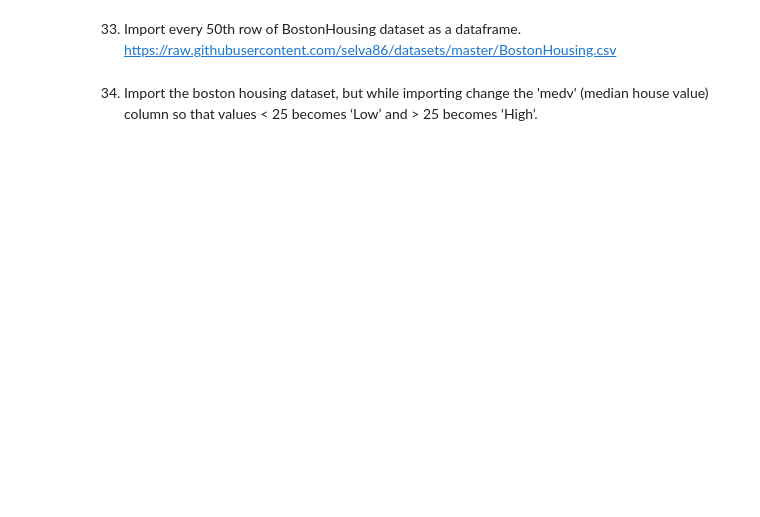
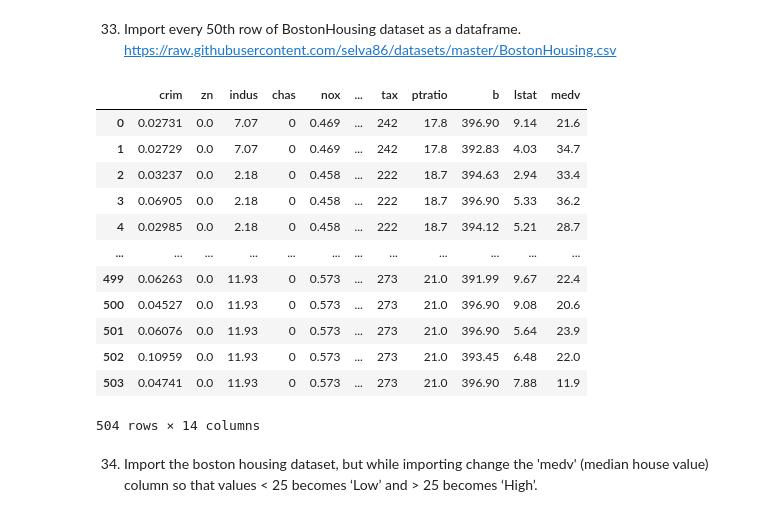
Before and after one commit to gitjish/pandas_projects, a Jupyter notebook: 74 or so Exercises-checkpoint.ipynb, the cells around one changed output. Saved outputs shown, nothing was run; the diff lists cells and outputs as text; code cells hidden in the pictures; blank space fills up the shorter version.

```diff
--- a/74 or so Exercises-checkpoint.ipynb
+++ b/74 or so Exercises-checkpoint.ipynb
@@ -433,5 +590,23 @@ ser = pd.Series(np.arange(20) + np.random.normal(1, 10, 20))
 # %% [markdown]
 33) Import every 50th row of BostonHousing dataset as a dataframe.
     https://raw.githubusercontent.com/selva86/datasets/master/BostonHousing.csv
+# %%
+df = pd.read_csv('https://raw.githubusercontent.com/selva86/datasets/master/BostonHousing.csv',skiprows=[1,49])
+df
+pd.map(lamda X: )
+# %% [output]
+|  | crim | zn | indus | chas | nox | ... | tax | ptratio | b | lstat | medv |
+| 0 | 0.02731 | 0.0 | 7.07 | 0 | 0.469 | ... | 242 | 17.8 | 396.90 | 9.14 | 21.6 |
+| 1 | 0.02729 | 0.0 | 7.07 | 0 | 0.469 | ... | 242 | 17.8 | 392.83 | 4.03 | 34.7 |
+| 2 | 0.03237 | 0.0 | 2.18 | 0 | 0.458 | ... | 222 | 18.7 | 394.63 | 2.94 | 33.4 |
+| 3 | 0.06905 | 0.0 | 2.18 | 0 | 0.458 | ... | 222 | 18.7 | 396.90 | 5.33 | 36.2 |
+| 4 | 0.02985 | 0.0 | 2.18 | 0 | 0.458 | ... | 222 | 18.7 | 394.12 | 5.21 | 28.7 |
+| ... | ... | ... | ... | ... | ... | ... | ... | ... | ... | ... | ... |
+| 499 | 0.06263 | 0.0 | 11.93 | 0 | 0.573 | ... | 273 | 21.0 | 391.99 | 9.67 | 22.4 |
+| 500 | 0.04527 | 0.0 | 11.93 | 0 | 0.573 | ... | 273 | 21.0 | 396.90 | 9.08 | 20.6 |
+| 501 | 0.06076 | 0.0 | 11.93 | 0 | 0.573 | ... | 273 | 21.0 | 396.90 | 5.64 | 23.9 |
+| 502 | 0.10959 | 0.0 | 11.93 | 0 | 0.573 | ... | 273 | 21.0 | 393.45 | 6.48 | 22.0 |
+| 503 | 0.04741 | 0.0 | 11.93 | 0 | 0.573 | ... | 273 | 21.0 | 396.90 | 7.88 | 11.9 |
+504 rows × 14 columns
 # %% [markdown]
 34) Import the boston housing dataset, but while importing change the 'medv' (median house value) column so that values < 25 becomes ‘Low’ and > 25 becomes ‘High’.
```
Also changed, not shown: parts of 30 cells of this notebook, 4 other files.
